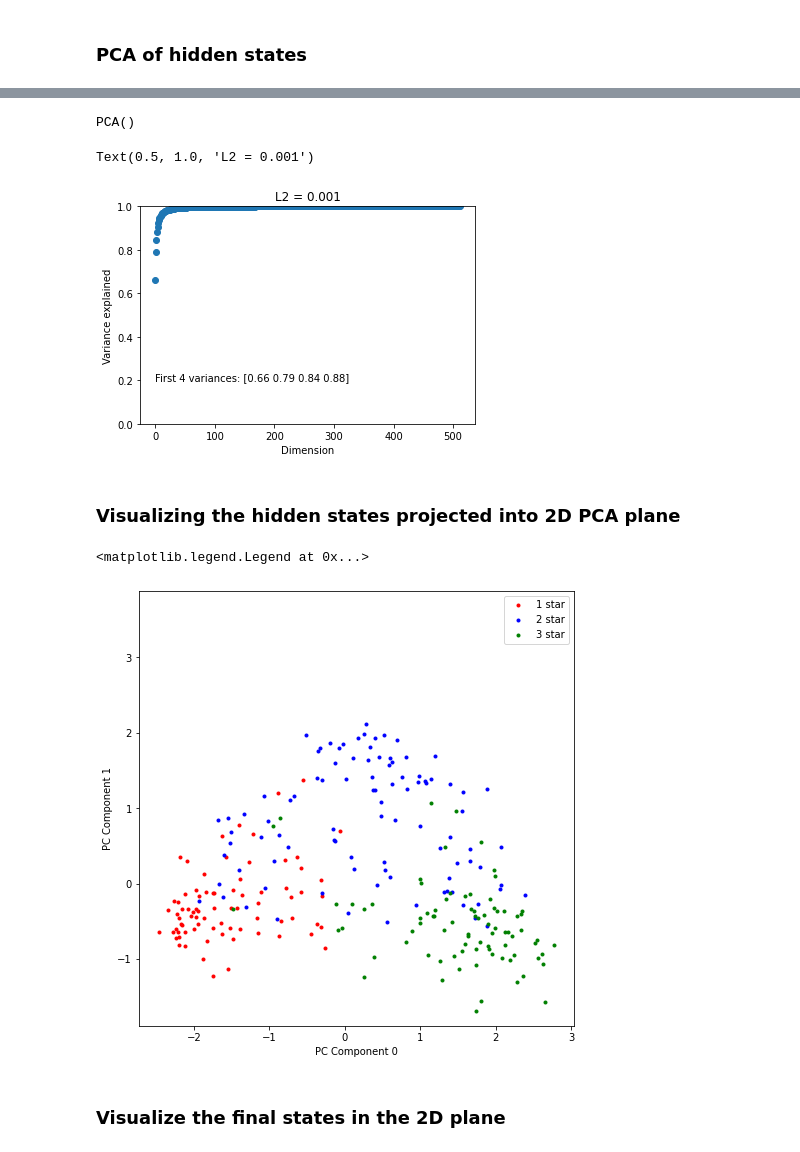
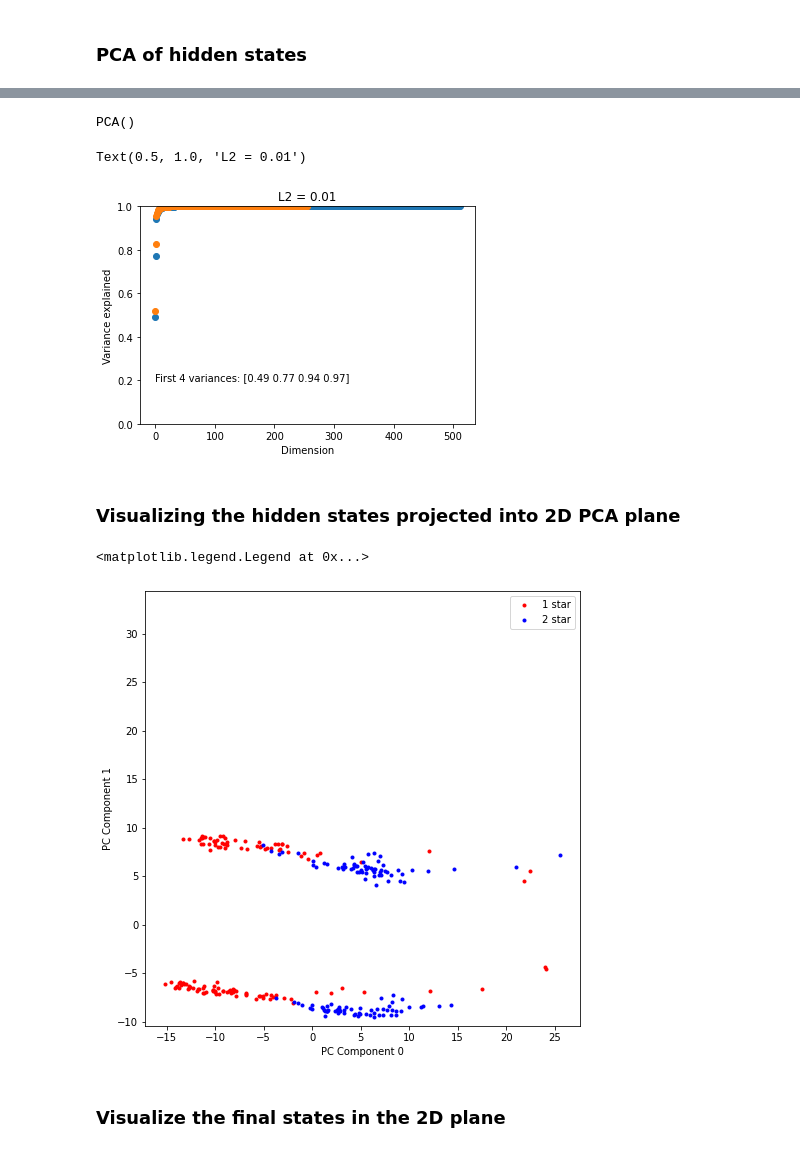
Before and after one commit to ramasesh/rnn_dynamics, a Jupyter notebook: notebooks/Multi-class sentiment fixed point.ipynb, the cells around one changed output, grey strips where cells are left out. Saved outputs shown, nothing was run; the diff lists cells and outputs as text; code cells hidden in the pictures.

```diff
--- a/notebooks/Multi-class sentiment fixed point.ipynb
+++ b/notebooks/Multi-class sentiment fixed point.ipynb
@@ -23,7 +23,7 @@ import matplotlib.pyplot as plt
 # %% [markdown]
 ## Model and data loading
 # %%
-data_folder = 'results/yelp_3class_L2/LSTM_eta_0.01_L2_0.001_run_sodt7dgk/'
+data_folder = 'results/yelp/2class/UGRNN_eta_0.01_L2_0.1_run_qusn3ty7/'
 # %%
 with open(os.path.join(data_folder, 'config.json')) as f:
     config = json.load(f)
@@ -39,7 +37,8 @@ Using correct function
 def get_cell(cell_type, **kwargs):
     cell_functions = {'LSTM': cells.LSTM,
                       'GRU': cells.GRU,
-                      'VanillaRNN': cells.VanillaRNN}
+                      'VanillaRNN': cells.VanillaRNN,
+                      'UGRNN': cells.UGRNN}
     return cell_functions[cell_type](**kwargs)
 # %%
 cell = get_cell(config['model']['cell_type'],
@@ -106,22 +105,30 @@ pca = PCA()
-# %%
-pca.fit(pts)
-# %% [output]
-PCA()
+# %%
+pca = PCA()
+pca.fit(pts)
+
+pca_end = PCA()
+pca_end.fit(np.vstack(end_states))
+# %% [output]
+PCA()
 # %%
 var_ratio = pca.explained_variance_ratio_
 var_ratio = np.cumsum(var_ratio)
+
+var_ratio_end = pca_end.explained_variance_ratio_
+var_ratio_end = np.cumsum(var_ratio_end)
 # %%
 plt.scatter(range(len(var_ratio)), var_ratio)
+plt.scatter(range(len(var_ratio_end)), var_ratio_end)
 plt.xlabel('Dimension')
 plt.ylabel('Variance explained')
 plt.ylim(0,1)
 plt.text(00, 0.2, f'First 4 variances: {np.round(var_ratio[:4],2)}');
 
 L2 = config['optim']['L2']
 plt.title(f'L2 = {L2}')
 # %% [output]
-Text(0.5, 1.0, 'L2 = 0.001')
+Text(0.5, 1.0, 'L2 = 0.01')
-[figure, old version]
+[figure, new version]
 # %% [markdown]
 ### Visualizing the hidden states projected into 2D PCA plane
 # %%
@@ -132,7 +139,7 @@ dim_1 = 1
 
 colors = ['red', 'blue', 'green']
 
-for k in range(config['model']['num_outputs']):
+for k in range(config['data']['num_classes']):
     transformed = pca.transform(np.vstack(end_states_by_value[k])).T
     x = transformed[dim_0]
     y = transformed[dim_1]
@@ -157,7 +164,7 @@ plt.axis('square')
 plt.legend(loc='upper right')
 # %% [output]
 <matplotlib.legend.Legend at 0x...>
-[figure, old version]
+[figure, new version]
 # %% [markdown]
 ### Visualize the final states in the 2D plane
 # %% [markdown]
```
Also changed, not shown: parts of 12 cells of this notebook, 8 other files.
